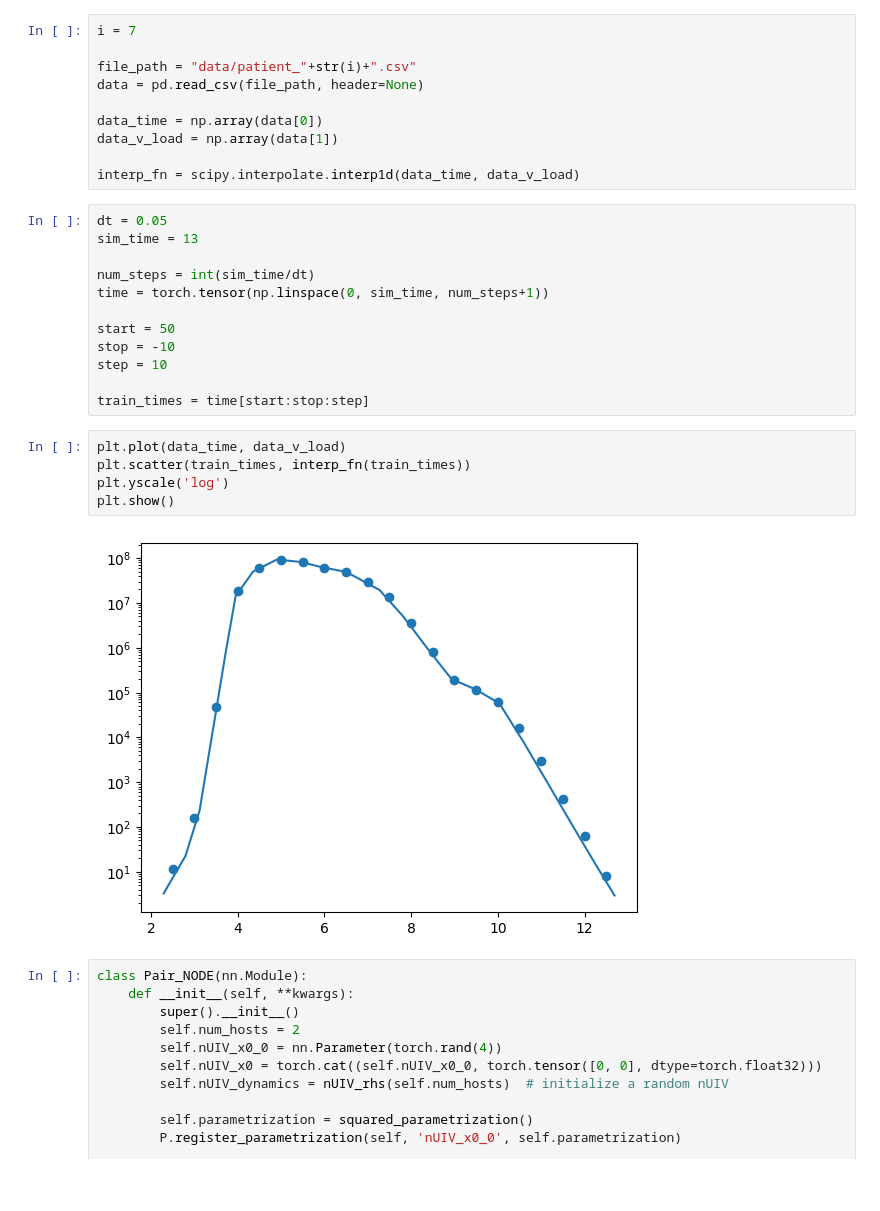
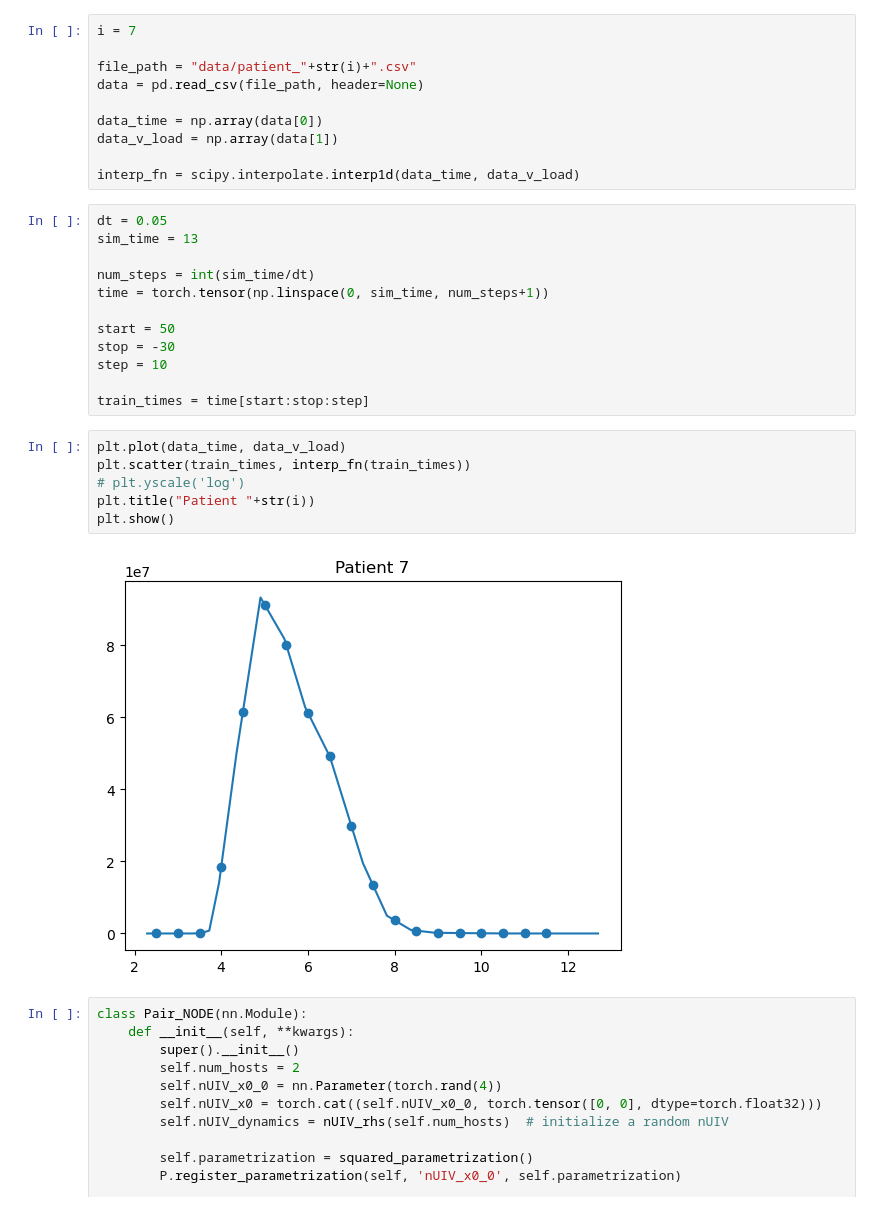
Before and after one commit to rahalnanayakkara/epidemiology_sysID, a Jupyter notebook: nUIV_data_fit.ipynb, the cells around one changed output. Cells and saved outputs as stored; diff of their text form; blank space fills up the shorter version.

```diff
--- a/nUIV_data_fit.ipynb
+++ b/nUIV_data_fit.ipynb
@@ -25,17 +25,18 @@ num_steps = int(sim_time/dt)
 time = torch.tensor(np.linspace(0, sim_time, num_steps+1))
 
 start = 50
-stop = -10
+stop = -30
 step = 10
 
 train_times = time[start:stop:step]
 # %%
 plt.plot(data_time, data_v_load)
 plt.scatter(train_times, interp_fn(train_times))
-plt.yscale('log')
+# plt.yscale('log')
+plt.title("Patient "+str(i))
 plt.show()
 # %% [output]
-[figure, old version]
+[figure, new version]
 # %%
 class Pair_NODE(nn.Module):
     def __init__(self, **kwargs):
```
Also changed, not shown: parts of 6 cells of this notebook, 2 other files.
